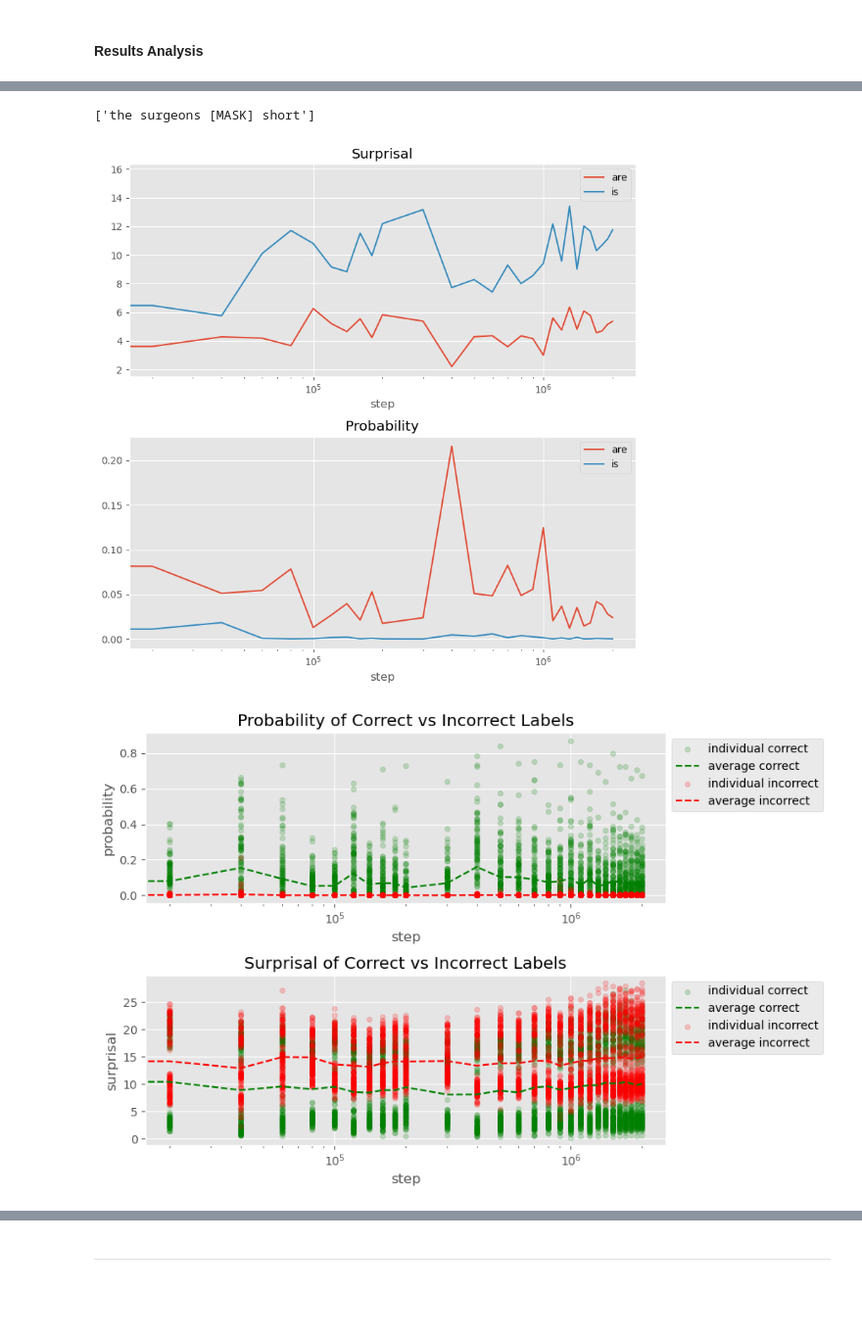
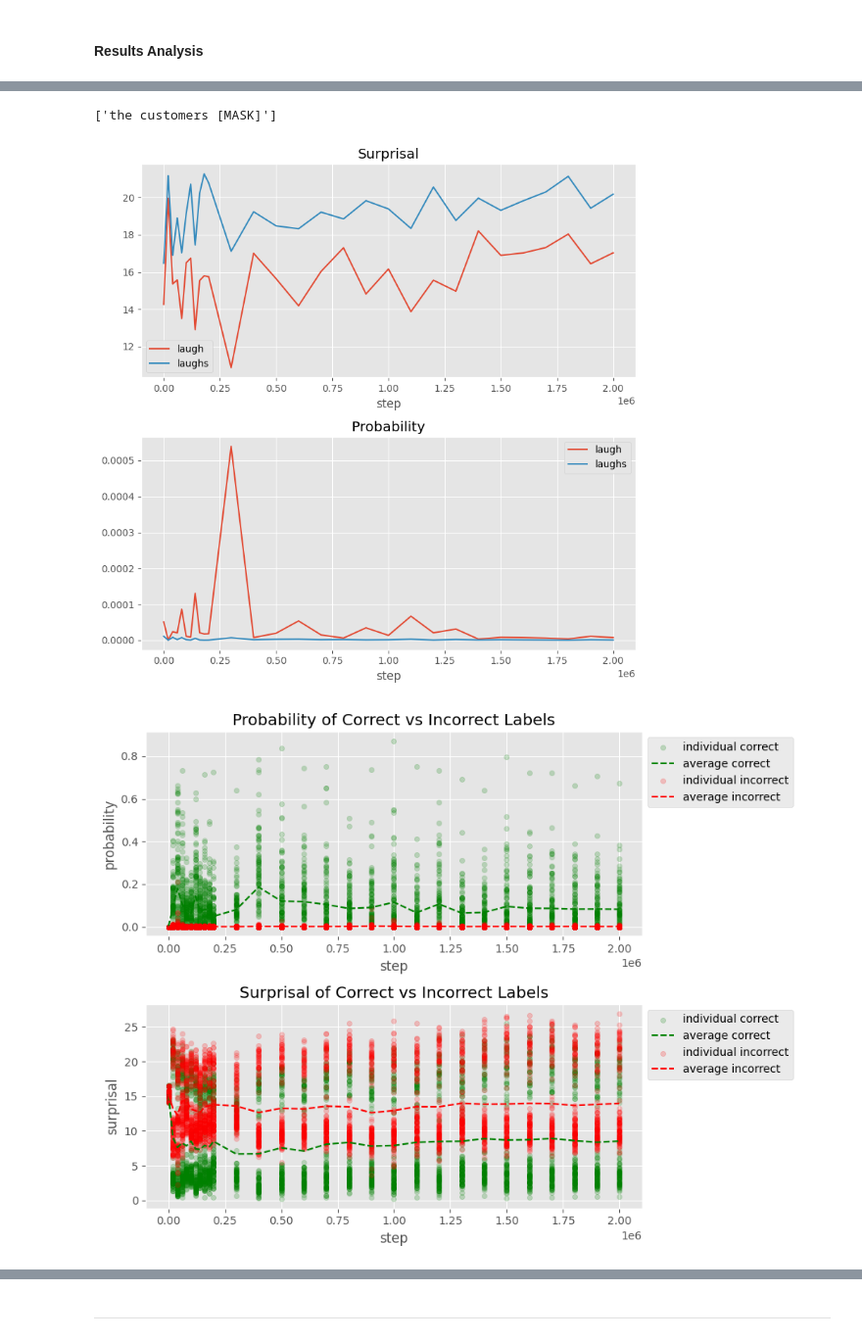
Before and after one commit to NazaninShafiabadi/word-acquisition-language-models, a Jupyter notebook: syntax_acquisition.ipynb, the cells around one changed output, grey strips where cells are left out. Shown: that part at 98% size. Saved outputs shown, nothing was run; the diff lists cells and outputs as text; code cells hidden in the pictures; blank space fills up the shorter version.

```diff
--- a/syntax_acquisition.ipynb
+++ b/syntax_acquisition.ipynb
@@ -133,33 +213,6 @@ def plot_full_corpus(df):
     # plt.grid('--')
     plt.tight_layout()
     plt.show()
-# %%
-def plot_full_corpus(df):
-    plt.style.use('ggplot')
-    fig, axs = plt.subplots(2, figsize=(9, 7))
-
-    df = df.sort_values('step')
-    correct = df[df['correct'] == True]
-    incorrect = df[df['correct'] == False]
-
-    # plot for probabilities
-    correct.plot(x='step', y='probability', logx=True, kind='scatter', color='green', alpha=0.2, ax=axs[0], label='individual correct')
-    correct.groupby('step').probability.mean().plot(x='step', ylabel='probability', logx=True, color='green', linestyle='--', ax=axs[0], label='average correct', title='Probability of Correct vs Incorrect Labels')
-    incorrect.plot(x='step', y='probability', logx=True, kind='scatter', color='red', alpha=0.2, ax=axs[0], label='individual incorrect')
-    incorrect.groupby('step').probability.mean().plot(x='step', ylabel='probability', logx=True, color='red', linestyle='--', ax=axs[0], label='average incorrect')
-
-    # plot for surprisals
-    correct.plot(x='step', y='surprisal', logx=True, kind='scatter', color='green', alpha=0.2, ax=axs[1], label='individual correct')
-    correct.groupby('step').surprisal.mean().plot(x='step', ylabel='surprisal', logx=True, color='green', linestyle='--', ax=axs[1], label='average correct', title='Surprisal of Correct vs Incorrect Labels')
-    incorrect.plot(x='step', y='surprisal', logx=True, kind='scatter', color='red', alpha=0.2, ax=axs[1], label='individual incorrect')
-    incorrect.groupby('step').surprisal.mean().plot(x='step', ylabel='surprisal', logx=True, color='red', linestyle='--', ax=axs[1], label='average incorrect')
-
-    axs[0].legend(loc='upper left', bbox_to_anchor=(1.0, 1))
-    axs[1].legend(loc='upper left', bbox_to_anchor=(1.0, 1))
-
-    # plt.grid('--')
-    plt.tight_layout()
-    plt.show()
 # %%
 def plot_proportion_correct(df):
     """
@@ -266,0 +303,3 @@ results_df
+# %%
+simple_agrmt_results = pd.read_csv('results/simple_agrmt_results.csv', sep='\t')
+simple_agrmt_results
@@ -267,11 +320,11 @@ results_df
 # %%
-print(results_df[results_df['sent_id'] == 90]['masked_sent'].unique())
-plot_single_pair(results_df[results_df['sent_id'] == 90])
+print(simple_agrmt_results[simple_agrmt_results['sent_id'] == 90]['masked_sent'].unique())
+plot_single_pair(simple_agrmt_results[simple_agrmt_results['sent_id'] == 90])
 # %% [output]
-['the surgeons [MASK] short']
+['the customers [MASK]']
-[figure, old version]
+[figure, new version]
 # %%
-plot_full_corpus(results_df)
+plot_full_corpus(simple_agrmt_results)
 # %% [output]
-[figure, old version]
+[figure, new version]
 # %%
```
Also changed, not shown: parts of 17 cells of this notebook, 3 other files.
